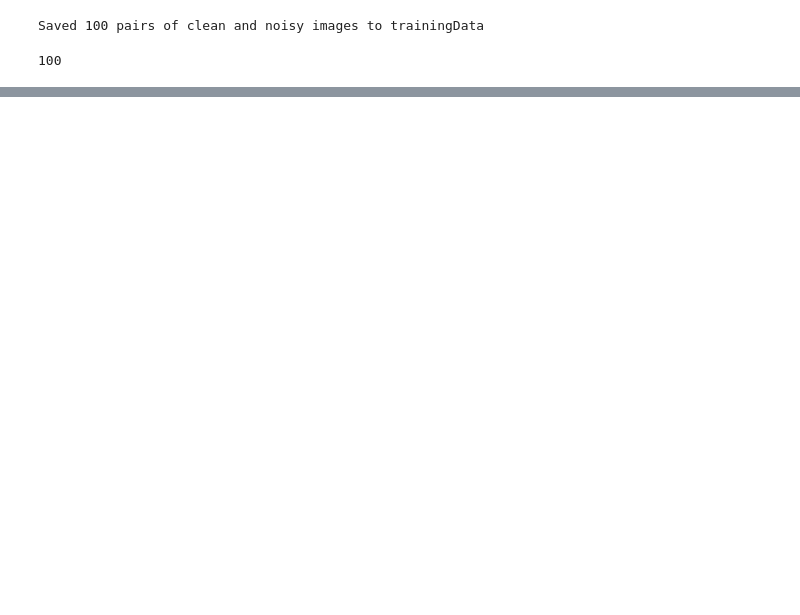
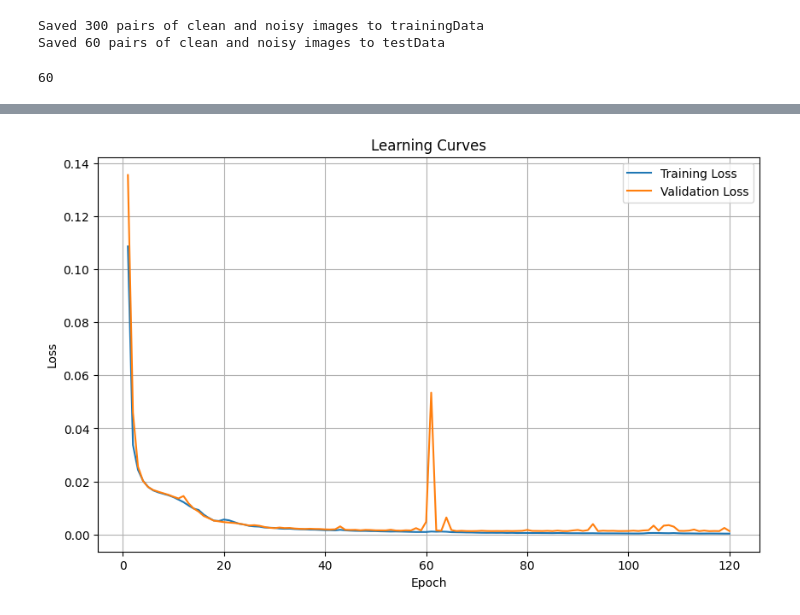
Before and after one commit to KrzysztofGG/OpenCV-AI, a Jupyter notebook: Autoencoder/autoencoder.ipynb, the cells around one changed output, grey strips where cells are left out. Drawn from its saved outputs; the diff is of its cells as text; code cells hidden in the pictures; blank space fills up the shorter version.

Commit message:
improve autoencoder and add testing notebook

```diff
--- a/Autoencoder/autoencoder.ipynb
+++ b/Autoencoder/autoencoder.ipynb
@@ -232,11 +123,15 @@ def generate_training_set(output_dir, num_images=100):
     return slice_count
 # %%
 output_dir = "trainingData"
-num_images = 100
+output_test_dir = "testData"
+num_images = 300
+num_test_images = 60
 generate_training_set(output_dir, num_images)
+generate_training_set(output_test_dir, num_test_images)
 # %% [output]
-Saved 100 pairs of clean and noisy images to trainingData
+Saved 300 pairs of clean and noisy images to trainingData
+Saved 60 pairs of clean and noisy images to testData
-100
+60
 # %%
 import torch
 import torch.nn as nn
@@ -383,7 +347,8 @@ def denoise_image(model, image_path):
 
     return denoised
 # %%
-num_epochs = 30
+num_epochs = 120
 clean_dir = "trainingData/clean"
 noisy_dir = "trainingData/noisy"
-model = train_autoencoder(clean_dir, noisy_dir, num_epochs=num_epochs, batch_size=32)
+model, _, _ = train_autoencoder(clean_dir, noisy_dir, num_epochs=num_epochs, batch_size=32, use_existing_model=False)
+# %% [output]
@@ -390,2 +372,3 @@ model = train_autoencoder(clean_dir, noisy_dir, num_epochs=num_epochs, batch_siz
+[figure, added]
 # %%
 import matplotlib.pyplot as plt
```
Also changed, not shown: parts of 6 cells of this notebook, 4 other files.
